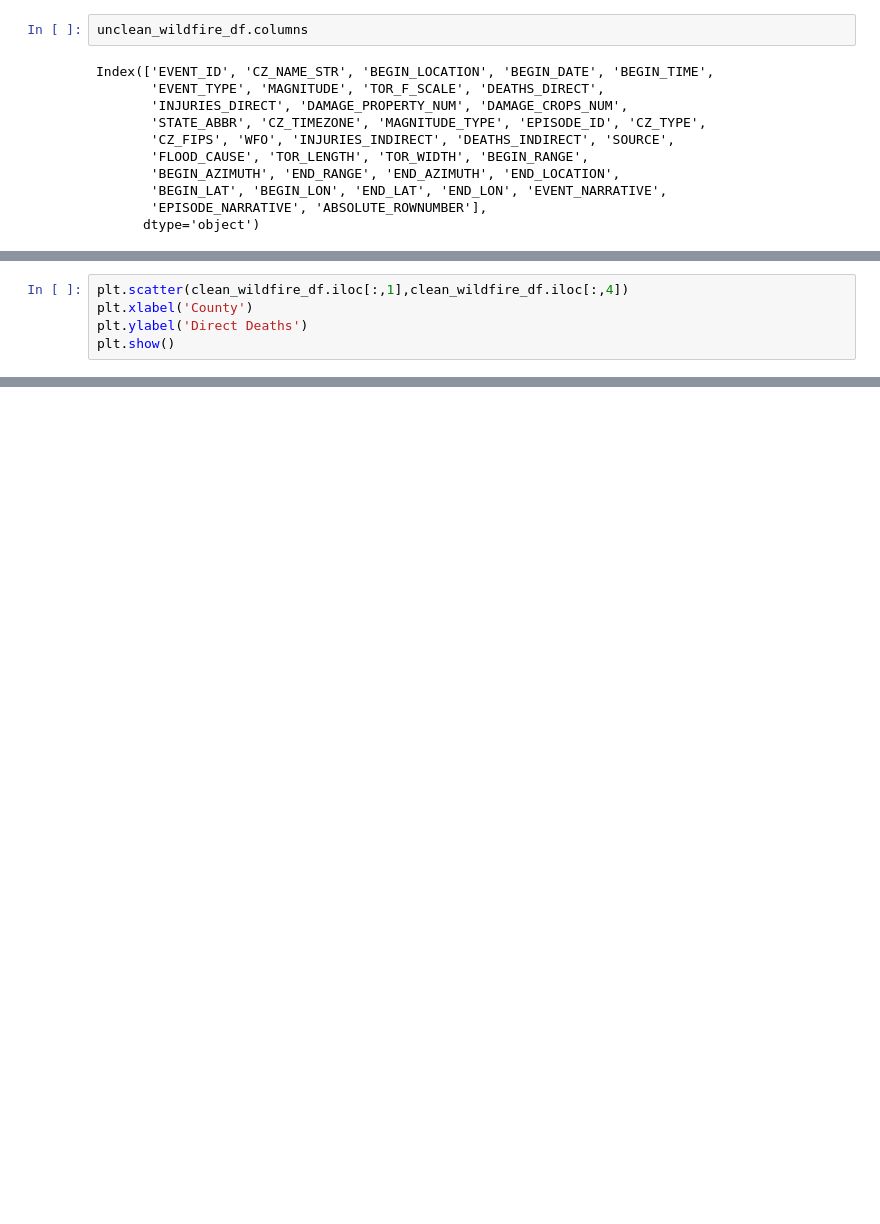
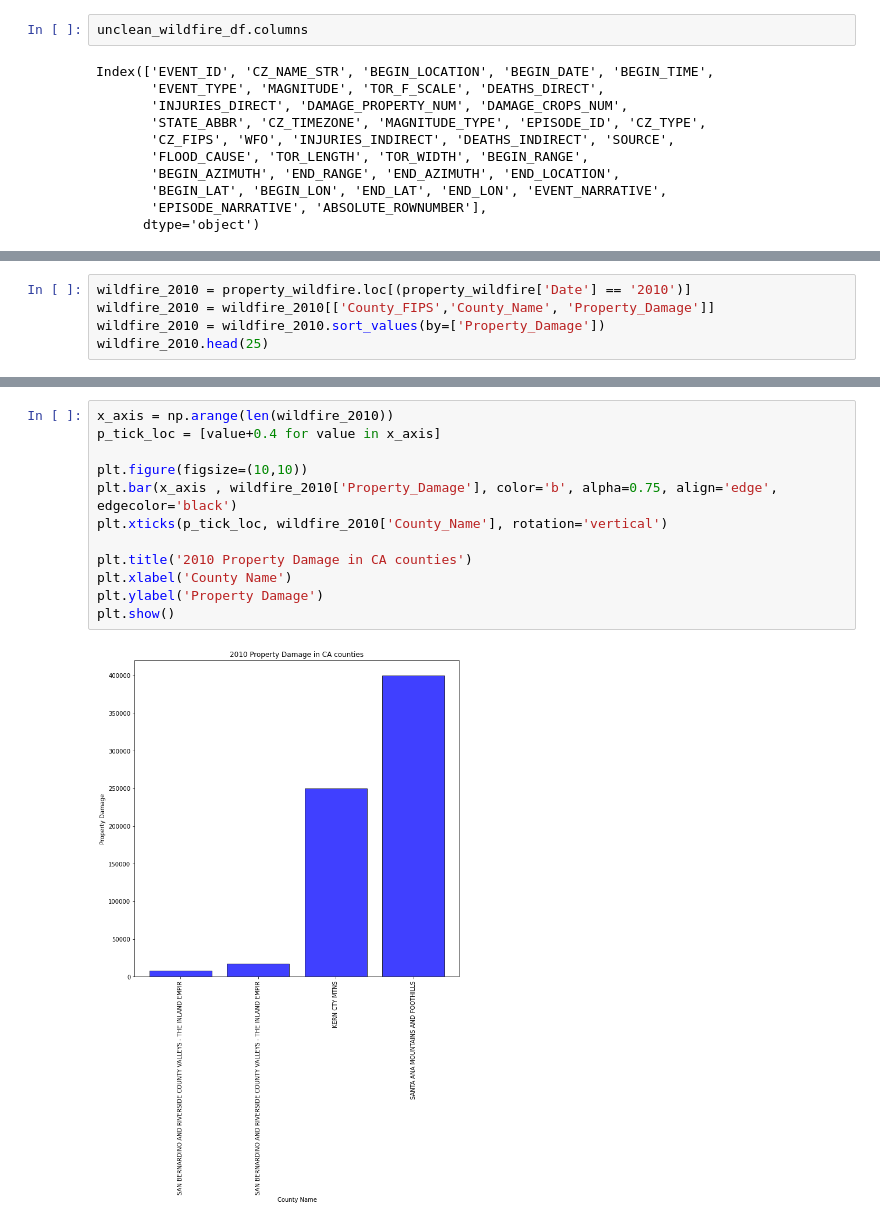
Before and after one commit to jacobdv/extreme-weather, a Jupyter notebook: wf_damage_mining.ipynb, the cells around one changed output, grey strips where cells are left out. Drawn from its saved outputs; the diff is of its cells as text; blank space fills up the shorter version.

```diff
--- a/wf_damage_mining.ipynb
+++ b/wf_damage_mining.ipynb
@@ -238,6 +194,6 @@ plt.show()
 # %%
-plt.scatter(clean_wildfire_df.iloc[:,1],clean_wildfire_df.iloc[:,4])
-plt.xlabel('County')
-plt.ylabel('Direct Deaths')
-plt.show()
+wildfire_2010 = property_wildfire.loc[(property_wildfire['Date'] == '2010')]
+wildfire_2010 = wildfire_2010[['County_FIPS','County_Name', 'Property_Damage']]
+wildfire_2010 = wildfire_2010.sort_values(by=['Property_Damage'])
+wildfire_2010.head(25)
 # %% [output]
@@ -251,0 +212,14 @@ plt.show()
+# %%
+x_axis = np.arange(len(wildfire_2010))
+p_tick_loc = [value+0.4 for value in x_axis]
+
+plt.figure(figsize=(10,10))
+plt.bar(x_axis , wildfire_2010['Property_Damage'], color='b', alpha=0.75, align='edge', edgecolor='black')
+plt.xticks(p_tick_loc, wildfire_2010['County_Name'], rotation='vertical')
+
+plt.title('2010 Property Damage in CA counties')
+plt.xlabel('County Name')
+plt.ylabel('Property Damage')
+plt.show()
+# %% [output]
+[figure, added]
```
Also changed, not shown: parts of 41 cells of this notebook.
